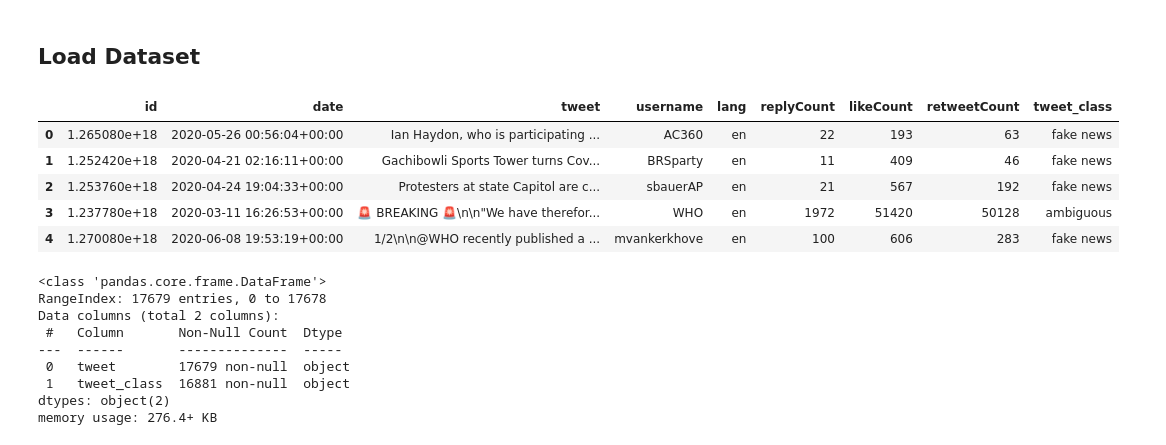
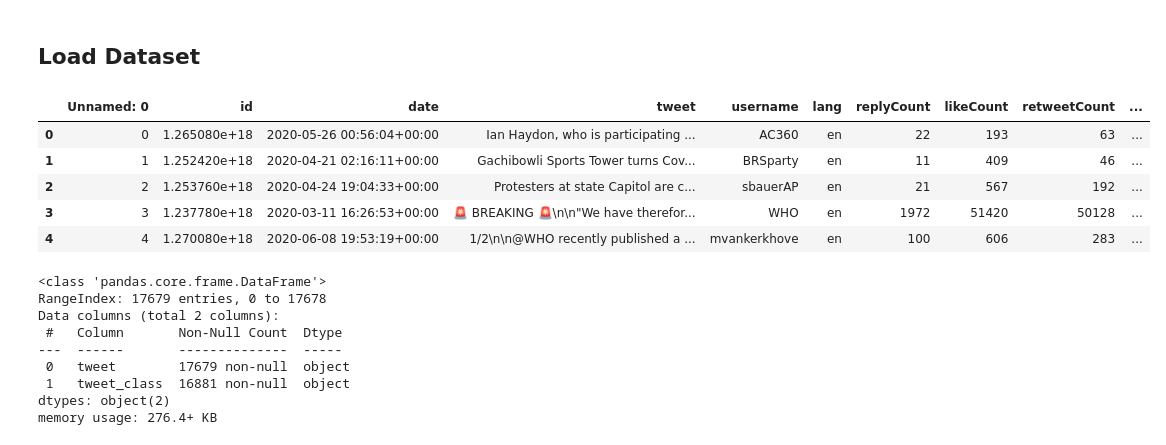
Before and after one commit to joshapeterson/My-Portfolio, a Jupyter notebook: misinformation-detection-project/misinformation_detection_project_code.ipynb, the cells around one changed output. Cells and saved outputs as stored; diff of their text form; code cells hidden in the pictures.

```diff
--- a/misinformation-detection-project/misinformation_detection_project_code.ipynb
+++ b/misinformation-detection-project/misinformation_detection_project_code.ipynb
@@ -69,15 +67,15 @@ Mounted at /content/drive
 ## **Load Dataset**
 # %%
 # read in final version of twitter dataset
-data = pd.read_csv('data/final_twitter_data.csv')
+data = pd.read_csv('data/twitter_data.csv')
 data.head()
 # %% [output]
-|  | id | date | tweet | username | lang | replyCount | likeCount | retweetCount | tweet_class |
-| 0 | 1.265080e+18 | 2020-05-26 00:56:04+00:00 | Ian Haydon, who is participating ... | AC360 | en | 22 | 193 | 63 | fake news |
-| 1 | 1.252420e+18 | 2020-04-21 02:16:11+00:00 | Gachibowli Sports Tower turns Cov... | BRSparty | en | 11 | 409 | 46 | fake news |
-| 2 | 1.253760e+18 | 2020-04-24 19:04:33+00:00 | Protesters at state Capitol are c... | sbauerAP | en | 21 | 567 | 192 | fake news |
-| 3 | 1.237780e+18 | 2020-03-11 16:26:53+00:00 | 🚨 BREAKING 🚨\n\n"We have therefor... | WHO | en | 1972 | 51420 | 50128 | ambiguous |
-| 4 | 1.270080e+18 | 2020-06-08 19:53:19+00:00 | 1/2\n\n@WHO recently published a ... | mvankerkhove | en | 100 | 606 | 283 | fake news |
+|  | Unnamed: 0 | id | date | tweet | username | lang | replyCount | likeCount | retweetCount | ... |
+| 0 | 0 | 1.265080e+18 | 2020-05-26 00:56:04+00:00 | Ian Haydon, who is participating ... | AC360 | en | 22 | 193 | 63 | ... |
+| 1 | 1 | 1.252420e+18 | 2020-04-21 02:16:11+00:00 | Gachibowli Sports Tower turns Cov... | BRSparty | en | 11 | 409 | 46 | ... |
+| 2 | 2 | 1.253760e+18 | 2020-04-24 19:04:33+00:00 | Protesters at state Capitol are c... | sbauerAP | en | 21 | 567 | 192 | ... |
+| 3 | 3 | 1.237780e+18 | 2020-03-11 16:26:53+00:00 | 🚨 BREAKING 🚨\n\n"We have therefor... | WHO | en | 1972 | 51420 | 50128 | ... |
+| 4 | 4 | 1.270080e+18 | 2020-06-08 19:53:19+00:00 | 1/2\n\n@WHO recently published a ... | mvankerkhove | en | 100 | 606 | 283 | ... |
 # %%
 # keep only relevent columns
 data = data[['tweet', 'tweet_class']]
```
Also changed, not shown: parts of 6 cells of this notebook.
